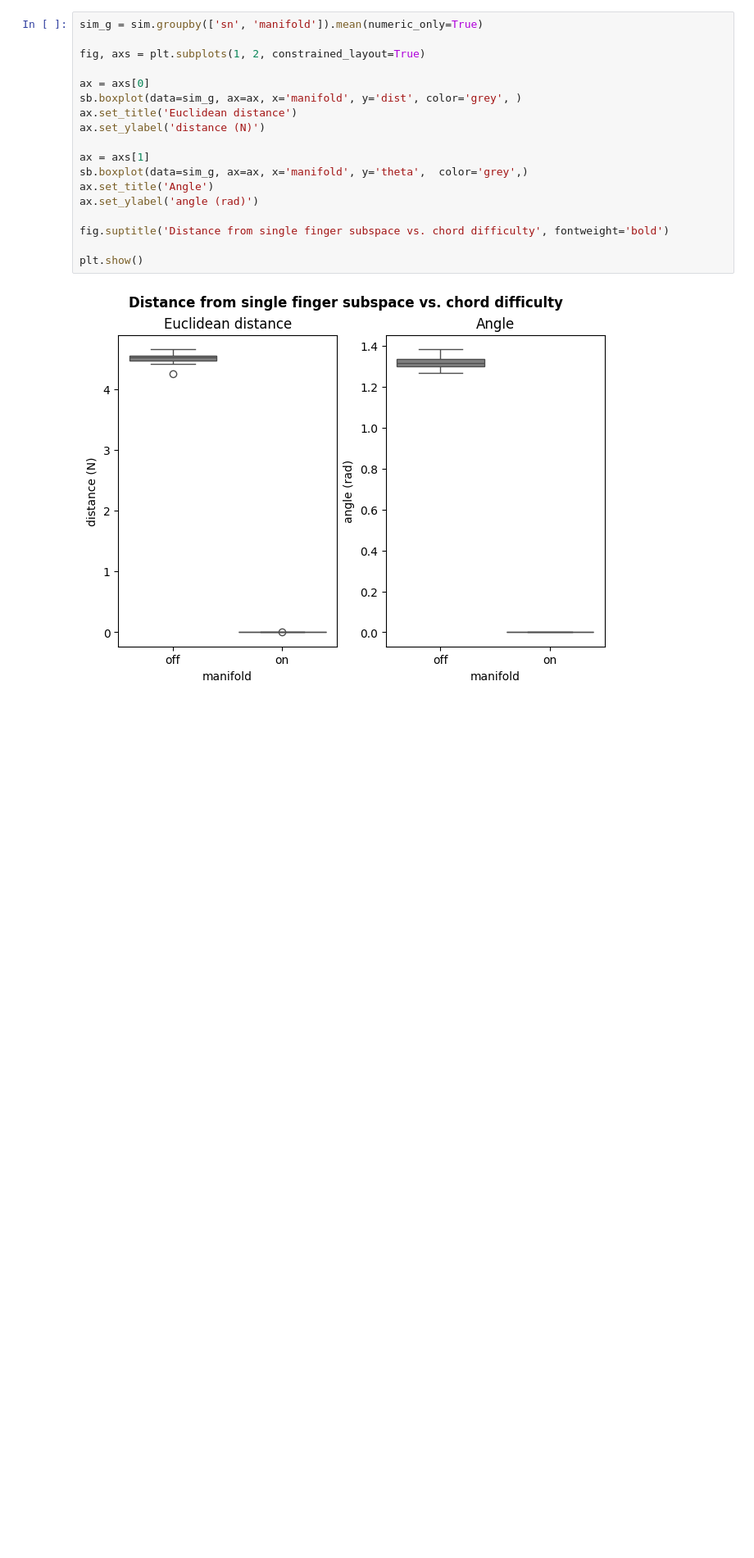
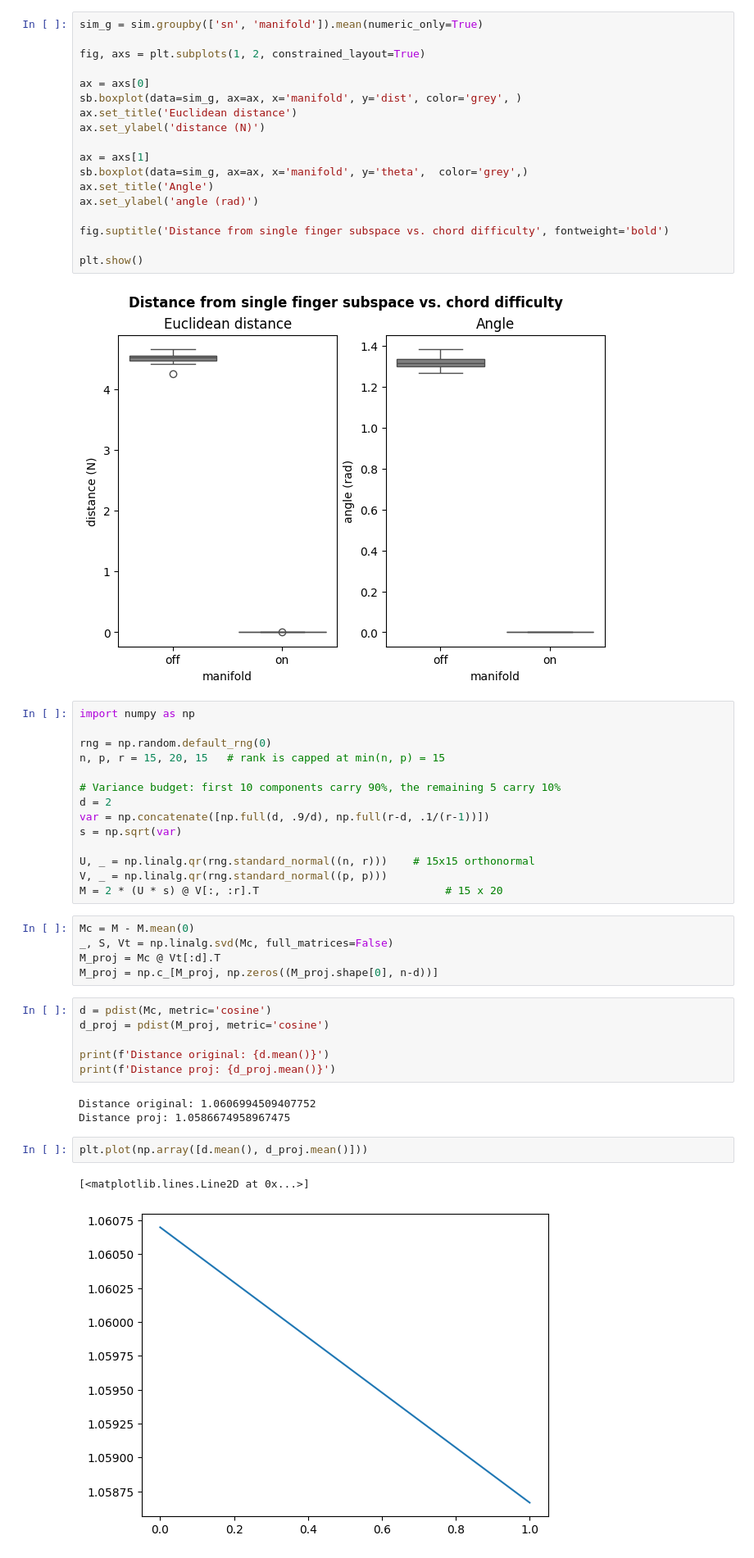
Before and after one commit to mnlmrc/OffManifoldLearning, a Jupyter notebook: notebooks/chords_difficulty.ipynb, the cells around one changed output. Shown at 82% size. Drawn from its saved outputs; the diff is of its cells as text; blank space fills up the shorter version.

```diff
--- a/notebooks/chords_difficulty.ipynb
+++ b/notebooks/chords_difficulty.ipynb
@@ -332,3 +332,36 @@ fig.suptitle('Distance from single finger subspace vs. chord difficulty', fontwe
 plt.show()
 # %% [output]
 [figure]
+# %%
+import numpy as np
+
+rng = np.random.default_rng(0)
+n, p, r = 15, 20, 15   # rank is capped at min(n, p) = 15
+
+# Variance budget: first 10 components carry 90%, the remaining 5 carry 10%
+d = 2
+var = np.concatenate([np.full(d, .9/d), np.full(r-d, .1/(r-1))])
+s = np.sqrt(var)
+
+U, _ = np.linalg.qr(rng.standard_normal((n, r)))    # 15x15 orthonormal
+V, _ = np.linalg.qr(rng.standard_normal((p, p)))
+M = 2 * (U * s) @ V[:, :r].T                             # 15 x 20
+# %%
+Mc = M - M.mean(0)
+_, S, Vt = np.linalg.svd(Mc, full_matrices=False)
+M_proj = Mc @ Vt[:d].T
+M_proj = np.c_[M_proj, np.zeros((M_proj.shape[0], n-d))]
+# %%
+d = pdist(Mc, metric='cosine')
+d_proj = pdist(M_proj, metric='cosine')
+
+print(f'Distance original: {d.mean()}')
+print(f'Distance proj: {d_proj.mean()}')
+# %% [output]
+Distance original: 1.0606994509407752
+Distance proj: 1.0586674958967475
+# %%
+plt.plot(np.array([d.mean(), d_proj.mean()]))
+# %% [output]
+[<matplotlib.lines.Line2D at 0x...>]
+[figure, added]
```
Also changed, not shown: parts of 9 cells of this notebook.
